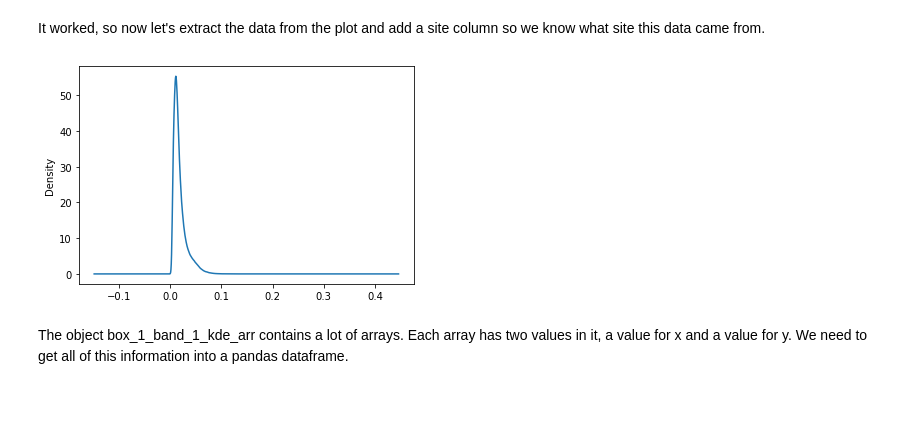
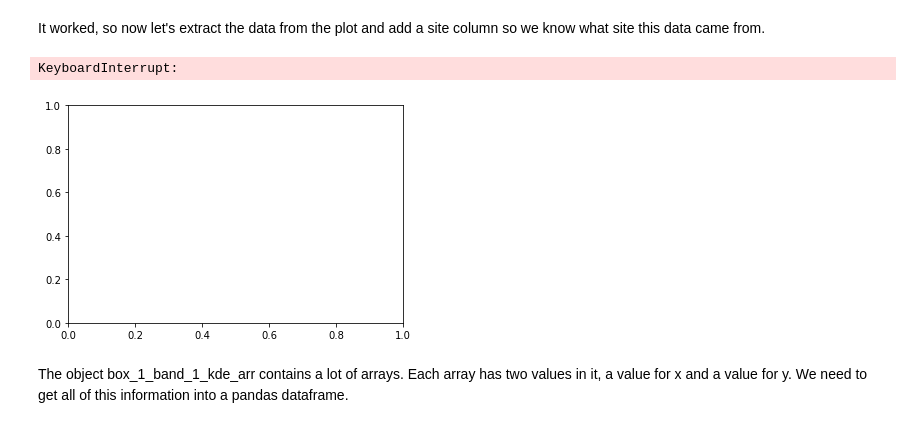
Before and after one commit to rami8797/ea_capstone_2022_macrosystems_variance, a Jupyter notebook: notebooks_and_notebook_resources/create_niwo_h5_waveform.ipynb, the cells around one changed output. Saved outputs shown, nothing was run; the diff lists cells and outputs as text; code cells hidden in the pictures; blank space fills up the shorter version.

```diff
--- a/notebooks_and_notebook_resources/create_niwo_h5_waveform.ipynb
+++ b/notebooks_and_notebook_resources/create_niwo_h5_waveform.ipynb
@@ -428,9 +431,10 @@ Text(0.5, 0, 'Reflectance')
 # %% [markdown]
 It worked, so now let's extract the data from the plot and add a site column so we know what site this data came from.
 # %%
-box_1_band_1_kde_arr = box_1_band_1_df.reflectance.plot.kde().get_lines()[0].get_xydata()
+# box_1_band_1_kde_arr = box_1_band_1_df.reflectance.plot.kde().get_lines()[0].get_xydata()
 # %% [output]
+KeyboardInterrupt:
-[figure, old version]
+[figure, new version]
 # %% [markdown]
 The object box_1_band_1_kde_arr contains a lot of arrays. Each array has two values in it, a value for x and a value for y. We need to get all of this information into a pandas dataframe.
 # %%
```
Also changed, not shown: parts of 20 cells of this notebook, 11 other files.
